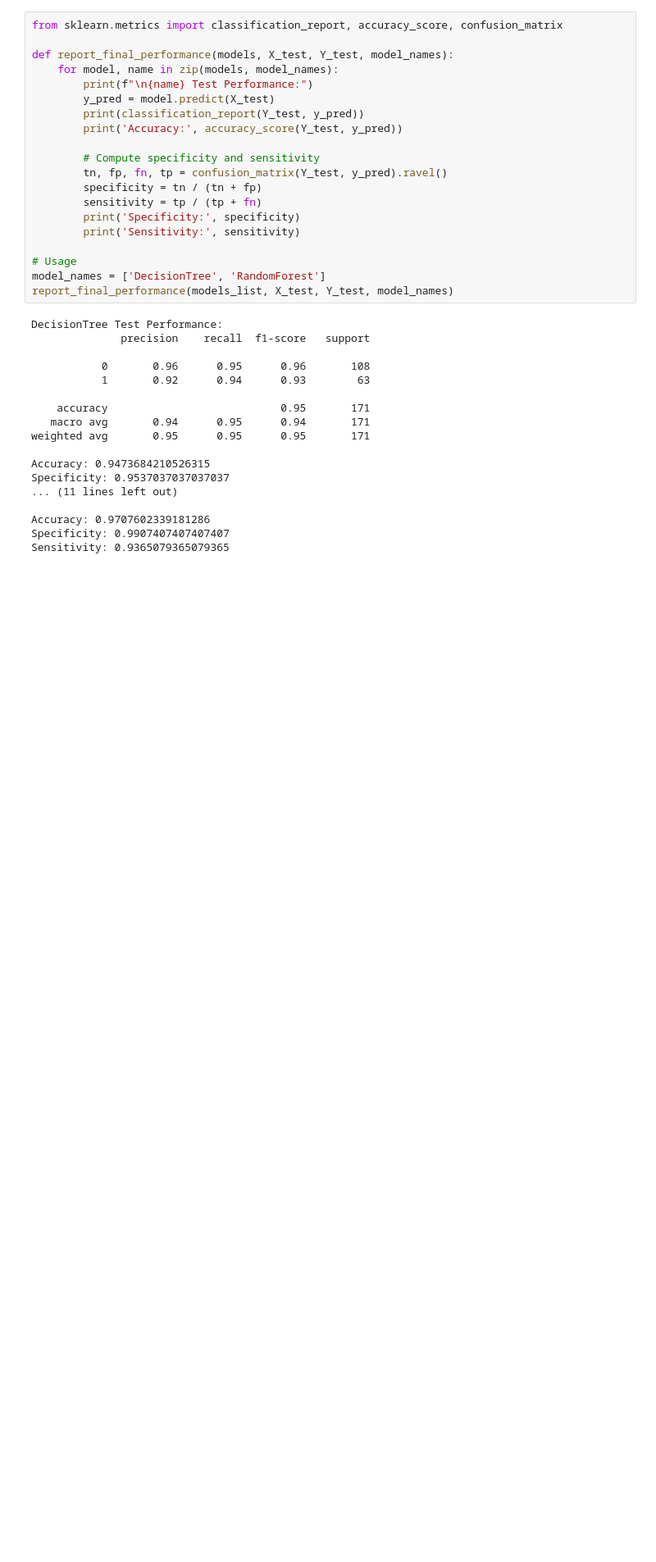
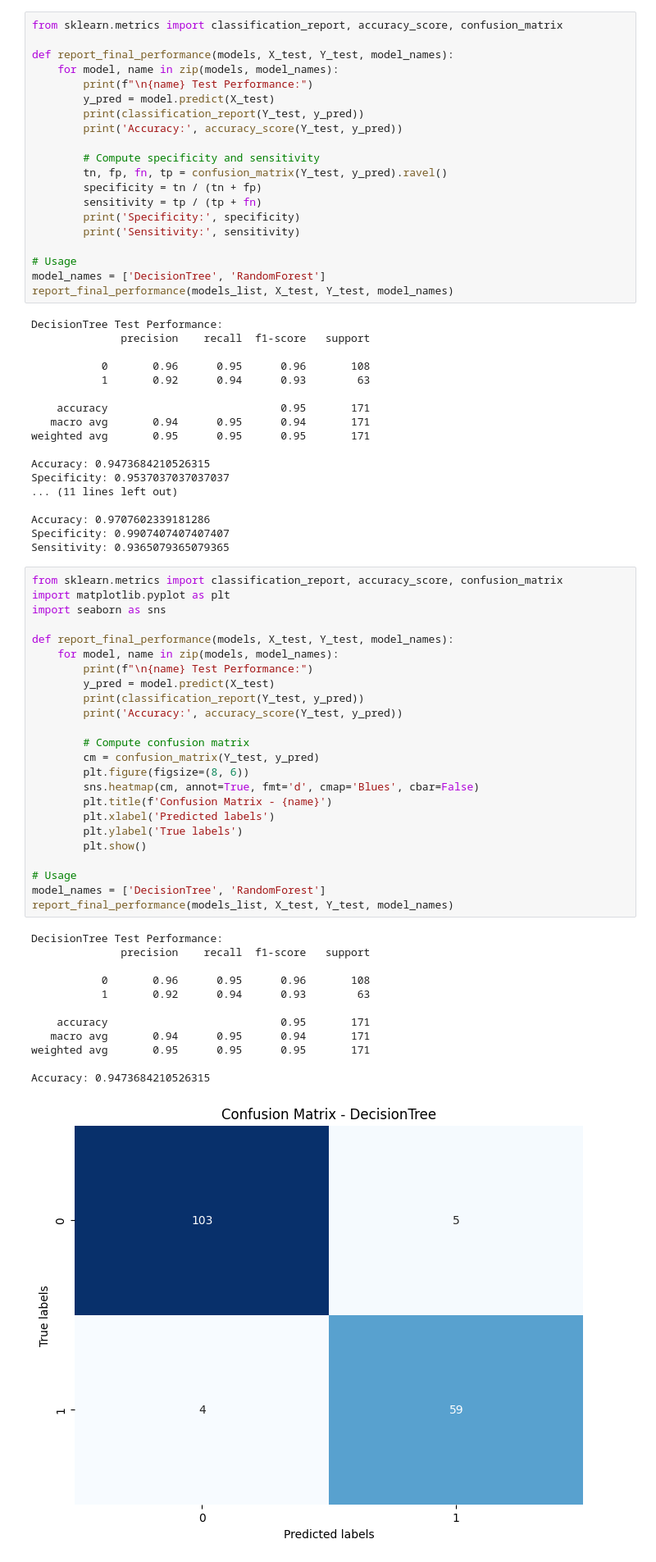
Before and after one commit to gousiaparvin/Breast-Cancer, a Jupyter notebook: Breast_Cancer_Diagnosis_.ipynb, the cells around one changed output. Shown: that part at 82% size. Saved outputs shown, nothing was run; the diff lists cells and outputs as text; blank space fills up the shorter version.

```diff
--- a/Breast_Cancer_Diagnosis_.ipynb
+++ b/Breast_Cancer_Diagnosis_.ipynb
@@ -355,3 +355,40 @@ Specificity: 0.9537037037037037
 Accuracy: 0.9707602339181286
 Specificity: 0.9907407407407407
 Sensitivity: 0.9365079365079365
+# %%
+from sklearn.metrics import classification_report, accuracy_score, confusion_matrix
+import matplotlib.pyplot as plt
+import seaborn as sns
+
+def report_final_performance(models, X_test, Y_test, model_names):
+    for model, name in zip(models, model_names):
+        print(f"\n{name} Test Performance:")
+        y_pred = model.predict(X_test)
+        print(classification_report(Y_test, y_pred))
+        print('Accuracy:', accuracy_score(Y_test, y_pred))
+
+        # Compute confusion matrix
+        cm = confusion_matrix(Y_test, y_pred)
+        plt.figure(figsize=(8, 6))
+        sns.heatmap(cm, annot=True, fmt='d', cmap='Blues', cbar=False)
+        plt.title(f'Confusion Matrix - {name}')
+        plt.xlabel('Predicted labels')
+        plt.ylabel('True labels')
+        plt.show()
+
+# Usage
+model_names = ['DecisionTree', 'RandomForest']
+report_final_performance(models_list, X_test, Y_test, model_names)
+# %% [output]
+DecisionTree Test Performance:
+              precision    recall  f1-score   support
+
+           0       0.96      0.95      0.96       108
+           1       0.92      0.94      0.93        63
+
+    accuracy                           0.95       171
+   macro avg       0.94      0.95      0.94       171
+weighted avg       0.95      0.95      0.95       171
+
+Accuracy: 0.9473684210526315
+[figure, added]
```
Also changed, not shown: parts of 1 cell of this notebook.
